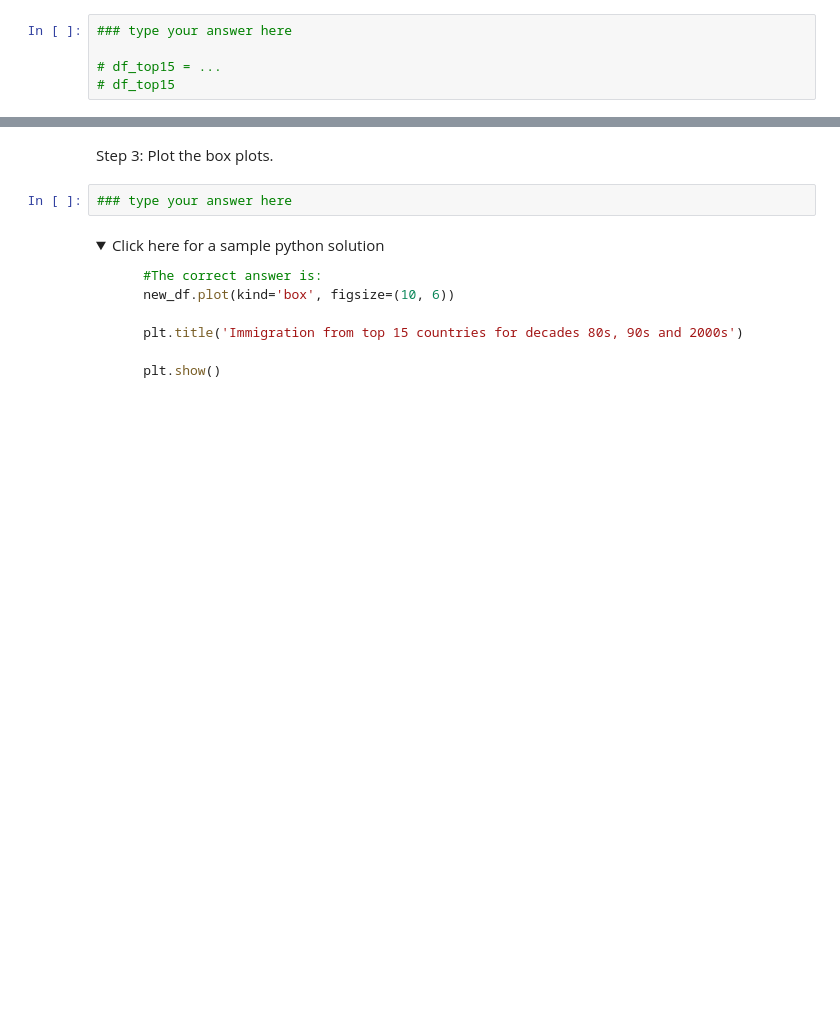
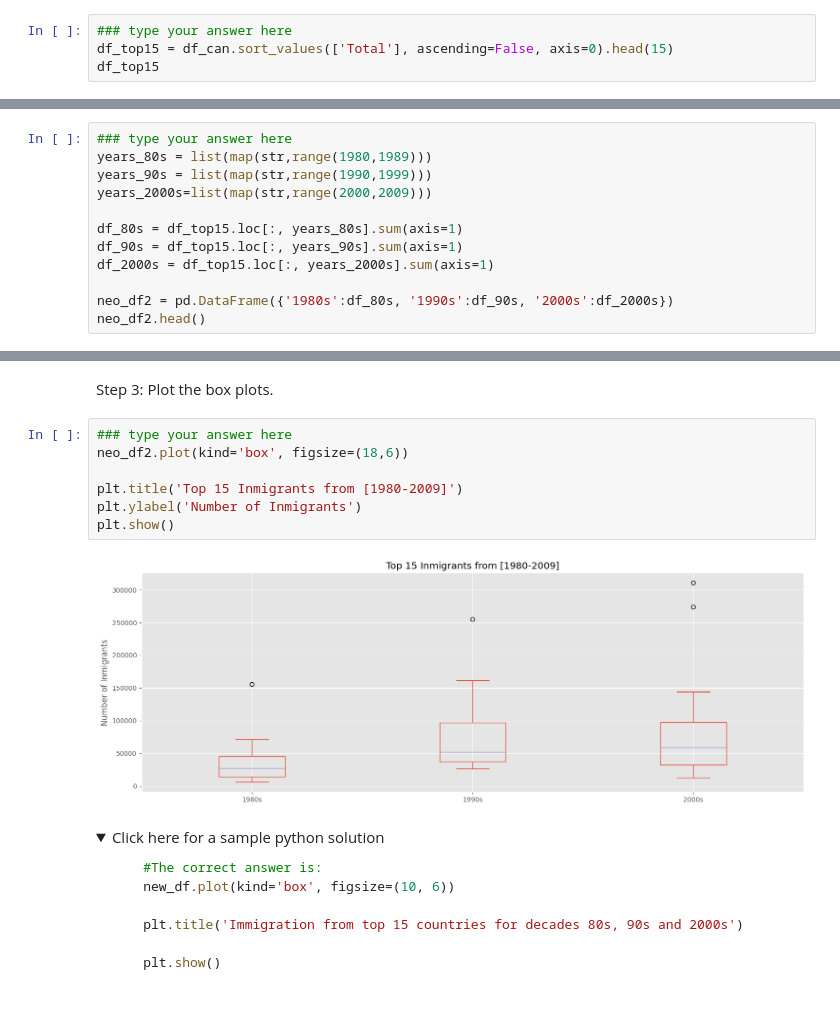
Before and after one commit to darwin-garcia/IBM-Data-Science, a Jupyter notebook: Modue 8/DV0101EN-Exercise-Pie-Charts-Box-Plots-Scatter-Plots-and-Bubble-Plots-v2.ipynb, the cells around one changed output, grey strips where cells are left out. Saved outputs shown, nothing was run; the diff lists cells and outputs as text; folded sections open; blank space fills up the shorter version.

```diff
--- a/Modue 8/DV0101EN-Exercise-Pie-Charts-Box-Plots-Scatter-Plots-and-Bubble-Plots-v2.ipynb
+++ b/Modue 8/DV0101EN-Exercise-Pie-Charts-Box-Plots-Scatter-Plots-and-Bubble-Plots-v2.ipynb
@@ -459,6 +478,5 @@ Previously we identified the top 15 countries based on total immigration from 19
 Step 1: Get the dataset. Get the top 15 countries based on Total immigrant population. Name the dataframe **df_top15**.
 # %%
 ### type your answer here
-
-# df_top15 = ...
-# df_top15
+df_top15 = df_can.sort_values(['Total'], ascending=False, axis=0).head(15)
+df_top15
@@ -483,0 +519,12 @@ Step 2: Create a new dataframe which contains the aggregate for each decade. One
+# %%
+### type your answer here
+years_80s = list(map(str,range(1980,1989)))
+years_90s = list(map(str,range(1990,1999)))
+years_2000s=list(map(str,range(2000,2009)))
+
+df_80s = df_top15.loc[:, years_80s].sum(axis=1)
+df_90s = df_top15.loc[:, years_90s].sum(axis=1)
+df_2000s = df_top15.loc[:, years_2000s].sum(axis=1)
+
+neo_df2 = pd.DataFrame({'1980s':df_80s, '1990s':df_90s, '2000s':df_2000s})
+neo_df2.head()
@@ -522,8 +588,15 @@ Let's learn more about the statistics associated with the dataframe using the `d
 </details>
 # %% [markdown]
 Step 3: Plot the box plots.
-# %%
-### type your answer here
+# %%
+### type your answer here
+neo_df2.plot(kind='box', figsize=(18,6))
+
+plt.title('Top 15 Inmigrants from [1980-2009]')
+plt.ylabel('Number of Inmigrants')
+plt.show()
+# %% [output]
+[figure, added]
 # %% [markdown]
 <details><summary>Click here for a sample python solution</summary>
 
```
Also changed, not shown: parts of 5 cells of this notebook.
